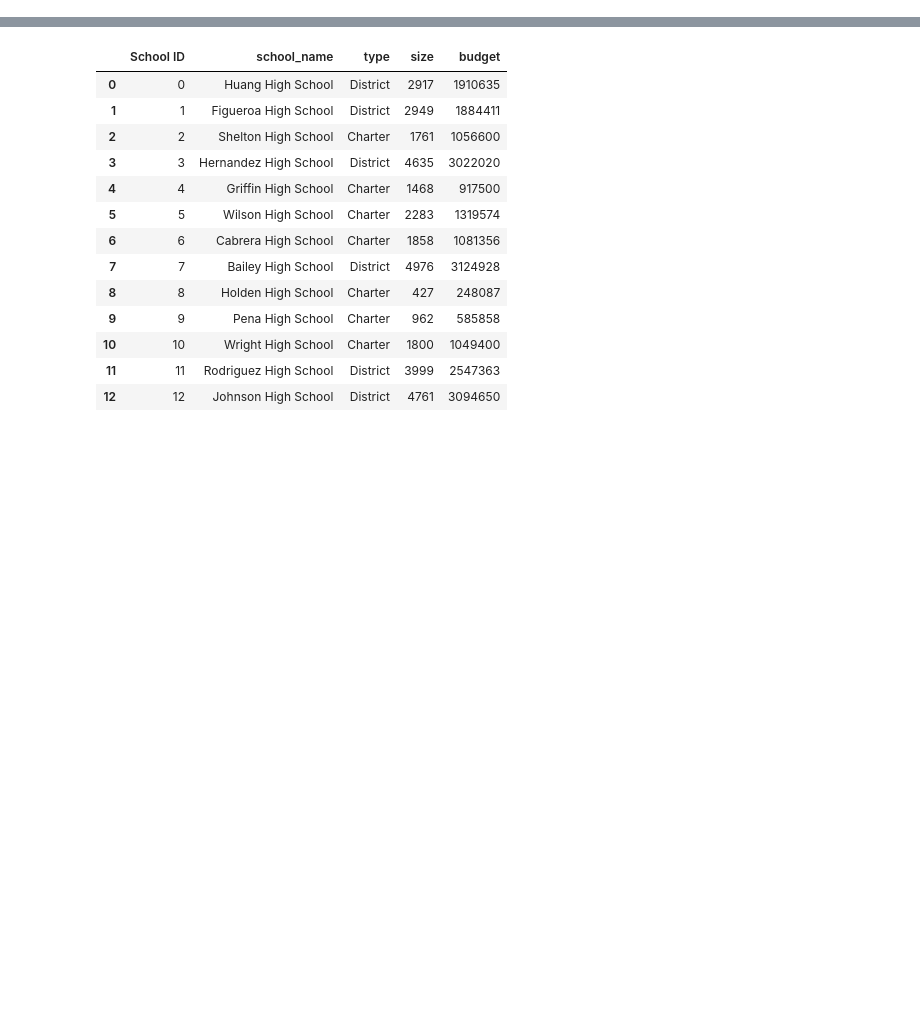
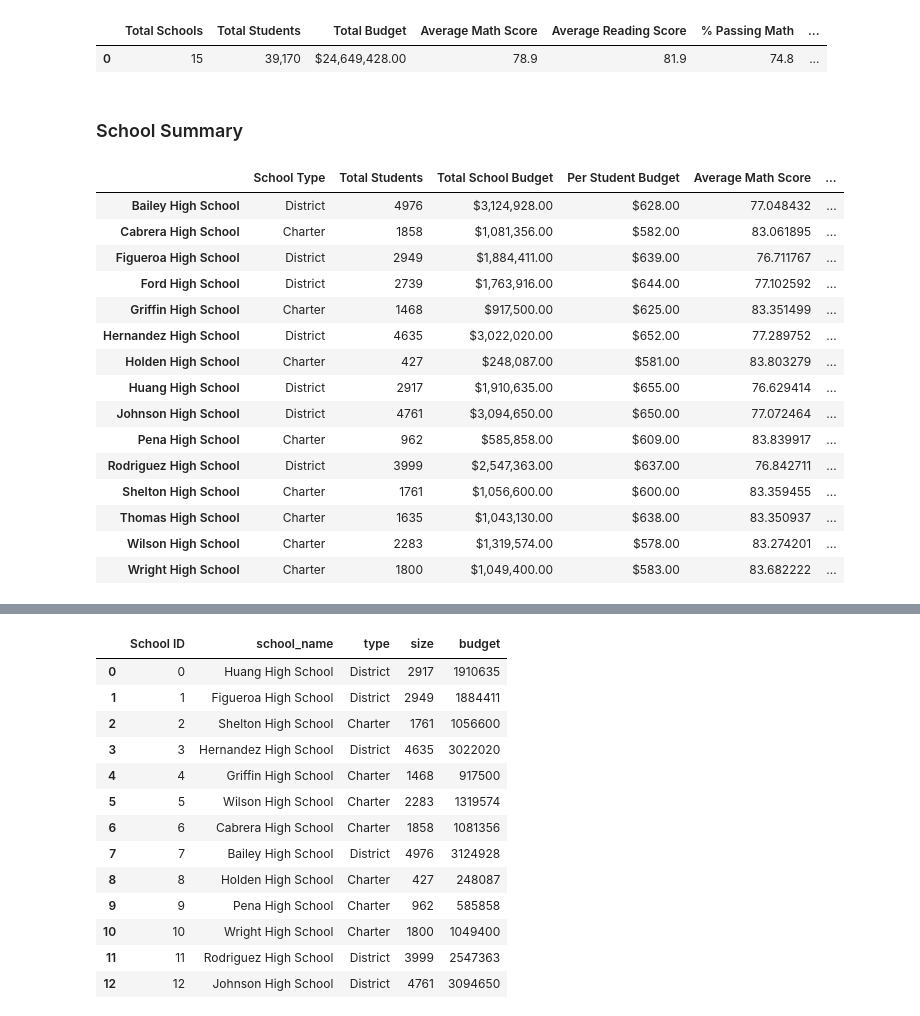
Before and after one commit to leblabac/school_district_analysis, a Jupyter notebook: PyCitySchools_Challenge.ipynb, the cells around one changed output, grey strips where cells are left out. Saved outputs shown, nothing was run; the diff lists cells and outputs as text; code cells hidden in the pictures; blank space fills up the shorter version.

Commit message:
Updates to PyCitySchools_Challenge

```diff
--- a/PyCitySchools_Challenge_testing.ipynb
+++ b/PyCitySchools_Challenge.ipynb
@@ -0,0 +72,4 @@
+# %%
+# Combine the data into a single dataset
+school_data_complete_df = pd.merge(student_data_df, school_data_df, how="left", on=["school_name", "school_name"])
+school_data_complete_df.head()
@@ -0,0 +126,32 @@
+# %%
+# Create a DataFrame
+district_summary_df = pd.DataFrame(
+          [{"Total Schools": school_count,
+          "Total Students": student_count,
+          "Total Budget": total_budget,
+          "Average Math Score": average_math_score,
+          "Average Reading Score": average_reading_score,
+          "% Passing Math": passing_math_percentage,
+         "% Passing Reading": passing_reading_percentage,
+        "% Overall Passing": overall_passing_percentage}])
+
+
+
+# Format the "Total Students" to have the comma for a thousands separator.
+district_summary_df["Total Students"] = district_summary_df["Total Students"].map("{:,}".format)
+# Format the "Total Budget" to have the comma for a thousands separator, a decimal separator and a "$".
+district_summary_df["Total Budget"] = district_summary_df["Total Budget"].map("${:,.2f}".format)
+# Format the columns.
+district_summary_df["Average Math Score"] = district_summary_df["Average Math Score"].map("{:.1f}".format)
+district_summary_df["Average Reading Score"] = district_summary_df["Average Reading Score"].map("{:.1f}".format)
+district_summary_df["% Passing Math"] = district_summary_df["% Passing Math"].map("{:.1f}".format)
+district_summary_df["% Passing Reading"] = district_summary_df["% Passing Reading"].map("{:.1f}".format)
+district_summary_df["% Overall Passing"] = district_summary_df["% Overall Passing"].map("{:.1f}".format)
+
+# Display the data frame
+district_summary_df
+# %% [output]
+|  | Total Schools | Total Students | Total Budget | Average Math Score | Average Reading Score | % Passing Math | ... |
+| 0 | 15 | 39,170 | $24,649,428.00 | 78.9 | 81.9 | 74.8 | ... |
+# %% [markdown]
+### School Summary
@@ -0,0 +195,37 @@
+# %%
+# Create the DataFrame
+per_school_summary_df = pd.DataFrame({
+    "School Type": per_school_types,
+    "Total Students": per_school_counts,
+    "Total School Budget": per_school_budget,
+    "Per Student Budget": per_school_capita,
+    "Average Math Score": per_school_math,
+    "Average Reading Score": per_school_reading,
+    "% Passing Math": per_school_passing_math,
+    "% Passing Reading": per_school_passing_reading,
+    "% Overall Passing": per_overall_passing_percentage})
+# per_school_summary_df.head()
+# %%
+# Format the Total School Budget and the Per Student Budget
+per_school_summary_df["Total School Budget"] = per_school_summary_df["Total School Budget"].map("${:,.2f}".format)
+per_school_summary_df["Per Student Budget"] = per_school_summary_df["Per Student Budget"].map("${:,.2f}".format)
+
+# Display the data frame
+per_school_summary_df
+# %% [output]
+|  | School Type | Total Students | Total School Budget | Per Student Budget | Average Math Score | ... |
+| Bailey High School | District | 4976 | $3,124,928.00 | $628.00 | 77.048432 | ... |
+| Cabrera High School | Charter | 1858 | $1,081,356.00 | $582.00 | 83.061895 | ... |
+| Figueroa High School | District | 2949 | $1,884,411.00 | $639.00 | 76.711767 | ... |
+| Ford High School | District | 2739 | $1,763,916.00 | $644.00 | 77.102592 | ... |
+| Griffin High School | Charter | 1468 | $917,500.00 | $625.00 | 83.351499 | ... |
+| Hernandez High School | District | 4635 | $3,022,020.00 | $652.00 | 77.289752 | ... |
+| Holden High School | Charter | 427 | $248,087.00 | $581.00 | 83.803279 | ... |
+| Huang High School | District | 2917 | $1,910,635.00 | $655.00 | 76.629414 | ... |
+| Johnson High School | District | 4761 | $3,094,650.00 | $650.00 | 77.072464 | ... |
+| Pena High School | Charter | 962 | $585,858.00 | $609.00 | 83.839917 | ... |
+| Rodriguez High School | District | 3999 | $2,547,363.00 | $637.00 | 76.842711 | ... |
+| Shelton High School | Charter | 1761 | $1,056,600.00 | $600.00 | 83.359455 | ... |
+| Thomas High School | Charter | 1635 | $1,043,130.00 | $638.00 | 83.350937 | ... |
+| Wilson High School | Charter | 2283 | $1,319,574.00 | $578.00 | 83.274201 | ... |
+| Wright High School | Charter | 1800 | $1,049,400.00 | $583.00 | 83.682222 | ... |
```
Also changed, not shown: parts of 54 cells of this notebook.
